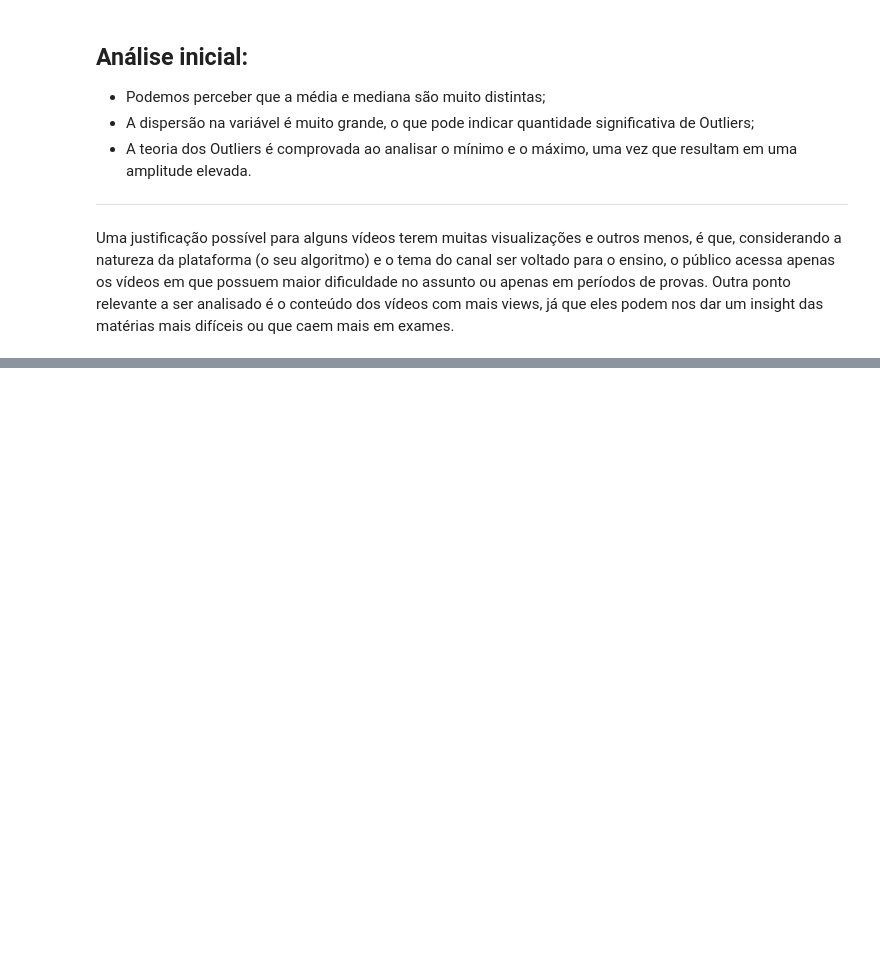
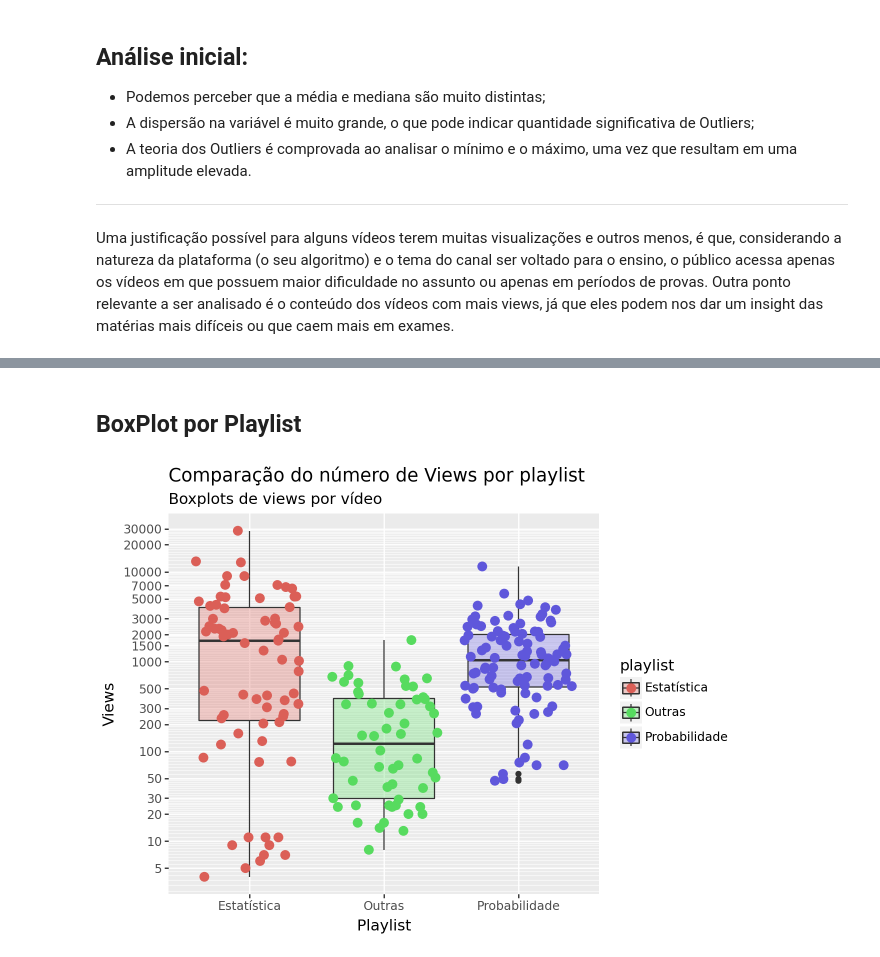
Before and after one commit to GiantMazelliWasHere/dados_youtubeTHM, a Jupyter notebook: views_youtube_THM.IPYNB, the cells around one changed output, grey strips where cells are left out. Drawn from its saved outputs; the diff is of its cells as text; code cells hidden in the pictures; blank space fills up the shorter version.

```diff
--- a/views_youtube_THM.IPYNB
+++ b/views_youtube_THM.IPYNB
@@ -106,0 +140,11 @@ Uma justificação possível para alguns vídeos terem muitas visualizações e
+# %%
+def define_playlist(titulo):
+  if 'Estatística' in titulo:
+    return 'Estatística'
+  elif 'Probabilidade' in titulo:
+    return 'Probabilidade'
+  else:
+    return 'Outras'
+
+df_filtrado.loc[:, 'playlist'] = df_filtrado['titulo'].apply(define_playlist)
+df_filtrado.head()
@@ -106,0 +178,11 @@ Uma justificação possível para alguns vídeos terem muitas visualizações e
+# %% [markdown]
+## BoxPlot por Playlist
+# %%
+(ggplot(df_filtrado,aes(x='playlist',y='views'))+
+ geom_boxplot(aes(fill='playlist'),alpha=0.3)+
+ geom_jitter(aes(colour='playlist'),size=3)+
+ scale_y_log10(breaks=[0, 1, 5, 10, 20, 30, 50, 100, 200, 300, 500, 1000, 1500, 2000, 3000, 5000, 7000, 10000, 20000, 30000])+
+ labs(x='Playlist',y='Views',title='Comparação do número de Views por playlist',subtitle='Boxplots de views por vídeo')
+)
+# %% [output]
+[figure, added]
```
Also changed, not shown: parts of 18 cells of this notebook, 1 other file.
